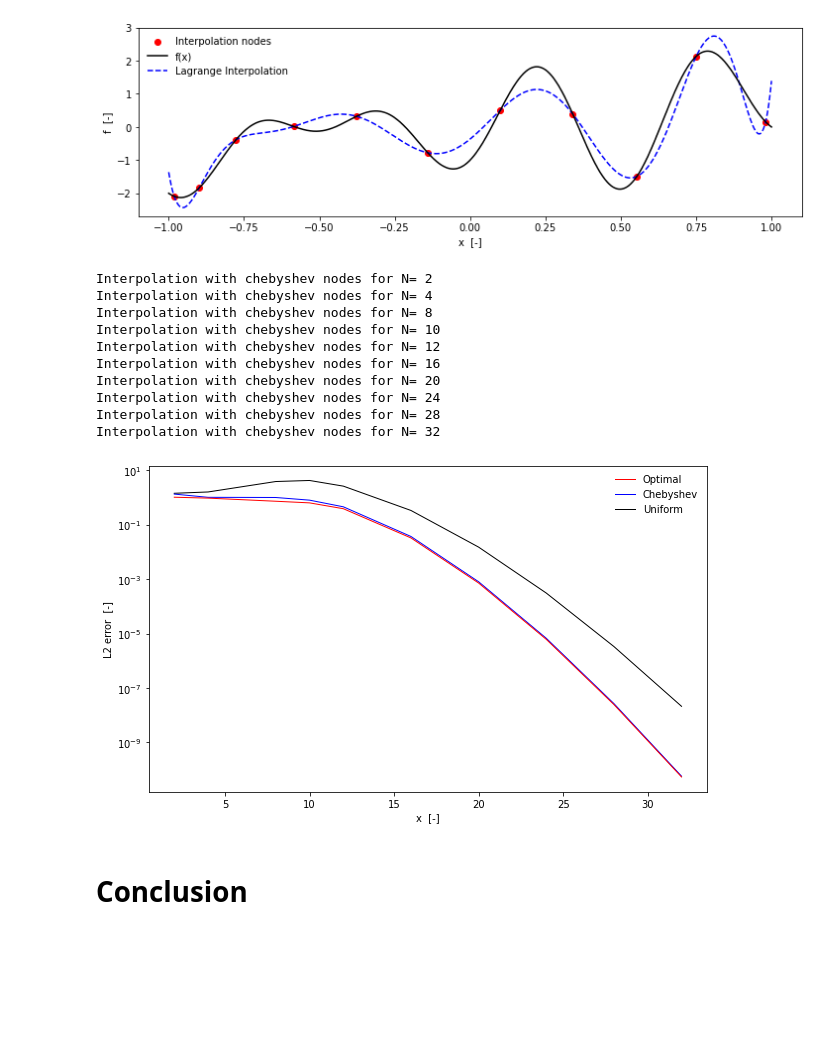
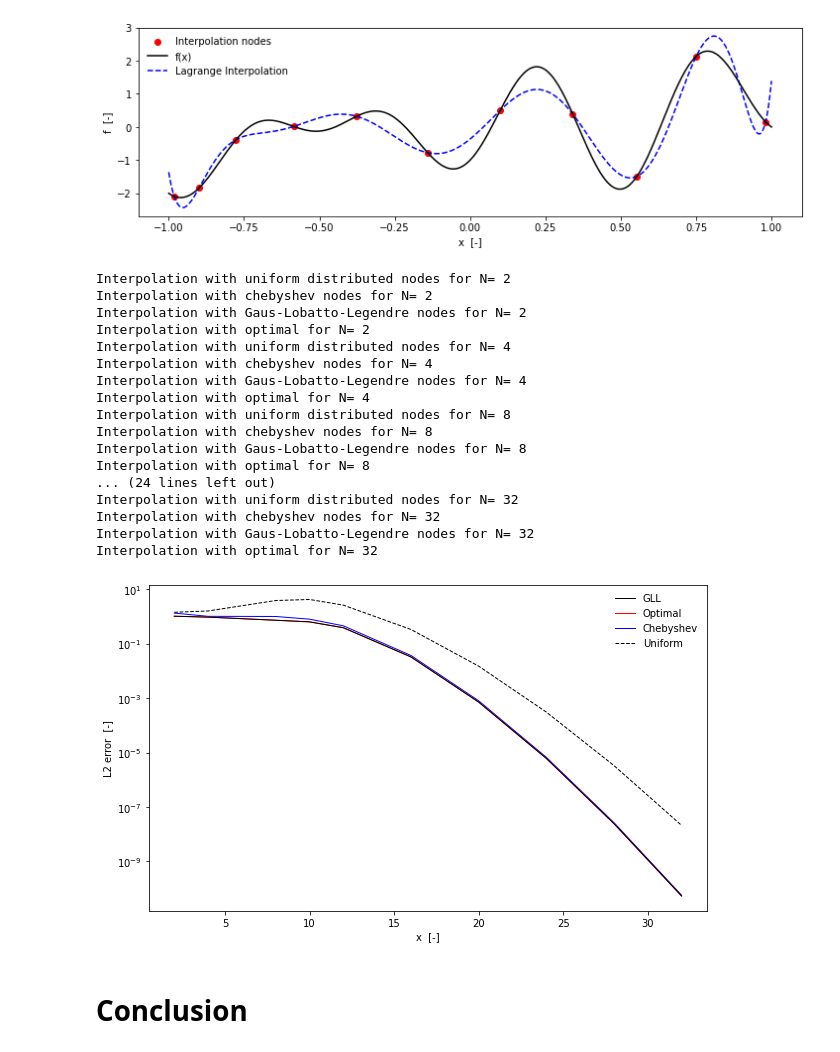
Before and after one commit to Raedbou/DG_Schemes, a Jupyter notebook: 26052022_student_dgonline_lagrange.ipynb, the cells around one changed output. Drawn from its saved outputs; the diff is of its cells as text; code cells hidden in the pictures; blank space fills up the shorter version.

Commit message:
Update with GLL nodes

```diff
--- a/26052022_student_dgonline_lagrange.ipynb
+++ b/26052022_student_dgonline_lagrange.ipynb
@@ -218,0 +291,19 @@ L2 error with Chebyshev nodes with N=10:  0.53
+# %%
+N=10
+X_GLL, _=gLLNodesAndWeights(N+1)
+Y_GLL=sample_f(X_GLL)
+lp = LagrangePoly(X_GLL, Y_GLL)
+L_GLL= lp.interpolate(x)
+
+fig, ax=plt.subplots(1, figsize=(12,4))
+ax.scatter(X_GLL, Y_GLL, c='r', label='Interpolation nodes')
+ax.plot(x, L_GLL, linestyle='--', color='blue', label='Lagrange Interpolation')
+ax.plot(x, f, color='black', label='f(x)')
+handles, labels = ax.get_legend_handles_labels()
+ax.legend(handles[::-1], labels[::-1], frameon=False)
+
+ax.set(xlabel='x  [-]', ylabel='f  [-]')
+plt.show()
+
+l2_GLL=np.sqrt(1./nsample*np.sum(np.square(f-L_GLL)))
+print('L2 error with GLL nodes with N=10:  %.2f'  % l2_GLL)
@@ -258,9 +352,10 @@ N=np.array([2,4,8,10,12,16,20,24,28,32])
 l2_uniform=np.zeros(N.shape)
 l2_cheb=np.zeros(N.shape)
 l2_optimal=np.zeros(N.shape)
+l2_GLL=np.zeros(N.shape)
 
 for n in range(len(N)):
-  #print('Interpolation with uniform distributed nodes for N=',N[n,])
+  print('Interpolation with uniform distributed nodes for N=',N[n,])
   X=p_interp(N[n], x_min, x_max)
   Y=sample_f(X)
   lp = LagrangePoly(X, Y).interpolate(x)
@@ -272,7 +367,13 @@ for n in range(len(N)):
   lp = LagrangePoly(X, Y).interpolate(x)
   l2_cheb[n,]=np.sqrt(1./nsample*np.sum(np.square(f-lp)))
 
-  #print('Interpolation with optimal for N=',N[n,])
+  print('Interpolation with Gaus-Lobatto-Legendre nodes for N=',N[n,])
+  X, _=gLLNodesAndWeights(N[n]+1)
+  Y=sample_f(X)
+  lp = LagrangePoly(X, Y).interpolate(x)
+  l2_GLL[n,]=np.sqrt(1./nsample*np.sum(np.square(f-lp)))
+
+  print('Interpolation with optimal for N=',N[n,])
   X0=chebyshev_nodes(x_min, x_max, N[n])
   res_opt = minimize(int_error, X0, method='nelder-mead', options={'xatol': 1e-11, 'disp': False, 'maxiter': 200})
   X=res_opt.x
@@ -280,29 +381,37 @@ for n in range(len(N)):
   lp = LagrangePoly(X, Y).interpolate(x)
   l2_optimal[n,]=np.sqrt(1./nsample*np.sum(np.square(f-lp)))
 # %% [output]
+Interpolation with uniform distributed nodes for N= 2
 Interpolation with chebyshev nodes for N= 2
+Interpolation with Gaus-Lobatto-Legendre nodes for N= 2
+Interpolation with optimal for N= 2
+Interpolation with uniform distributed nodes for N= 4
 Interpolation with chebyshev nodes for N= 4
+Interpolation with Gaus-Lobatto-Legendre nodes for N= 4
+Interpolation with optimal for N= 4
+Interpolation with uniform distributed nodes for N= 8
 Interpolation with chebyshev nodes for N= 8
-Interpolation with chebyshev nodes for N= 10
-Interpolation with chebyshev nodes for N= 12
-Interpolation with chebyshev nodes for N= 16
-Interpolation with chebyshev nodes for N= 20
-Interpolation with chebyshev nodes for N= 24
-Interpolation with chebyshev nodes for N= 28
+Interpolation with Gaus-Lobatto-Legendre nodes for N= 8
+Interpolation with optimal for N= 8
+... (24 lines left out)
+Interpolation with uniform distributed nodes for N= 32
 Interpolation with chebyshev nodes for N= 32
+Interpolation with Gaus-Lobatto-Legendre nodes for N= 32
+Interpolation with optimal for N= 32
 # %%
 # plot L2 error
 fig, ax = plt.subplots(1, figsize=(10,6))
-plt.plot(N, l2_uniform, 'k', linewidth=1, label='Uniform')
+plt.plot(N, l2_uniform, '--k', linewidth=1, label='Uniform')
 plt.plot(N, l2_cheb, 'b', linewidth=1, label='Chebyshev' )
 plt.plot(N, l2_optimal, 'r', linewidth=1, label='Optimal')
+plt.plot(N, l2_optimal, 'k', linewidth=1, label='GLL')
 plt.yscale("log")
 ax.set(xlabel='x  [-]', ylabel='L2 error  [-]')
 handles, labels = ax.get_legend_handles_labels()
 ax.legend(handles[::-1], labels[::-1], frameon=False)
 plt.show();
 # %% [output]
-[figure, old version]
+[figure, new version]
 # %% [markdown]
 # Conclusion
 # %% [markdown]
```
Also changed, not shown: parts of 6 cells of this notebook.
